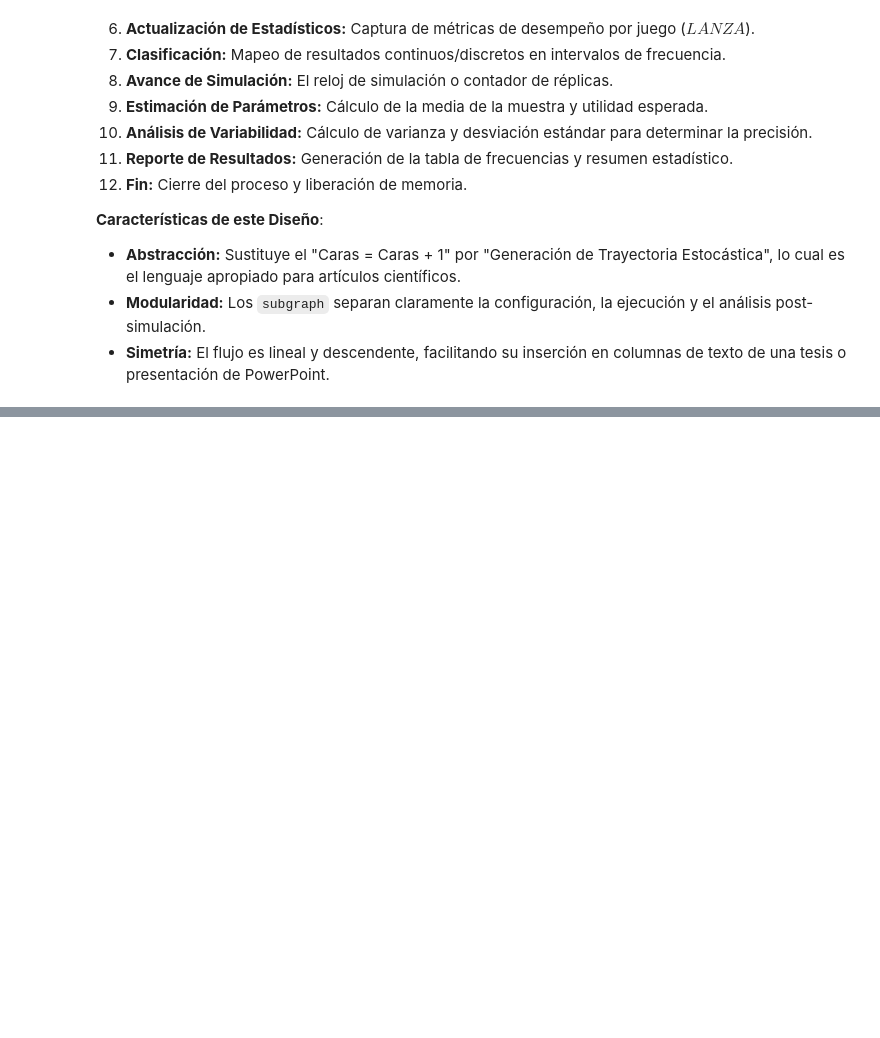
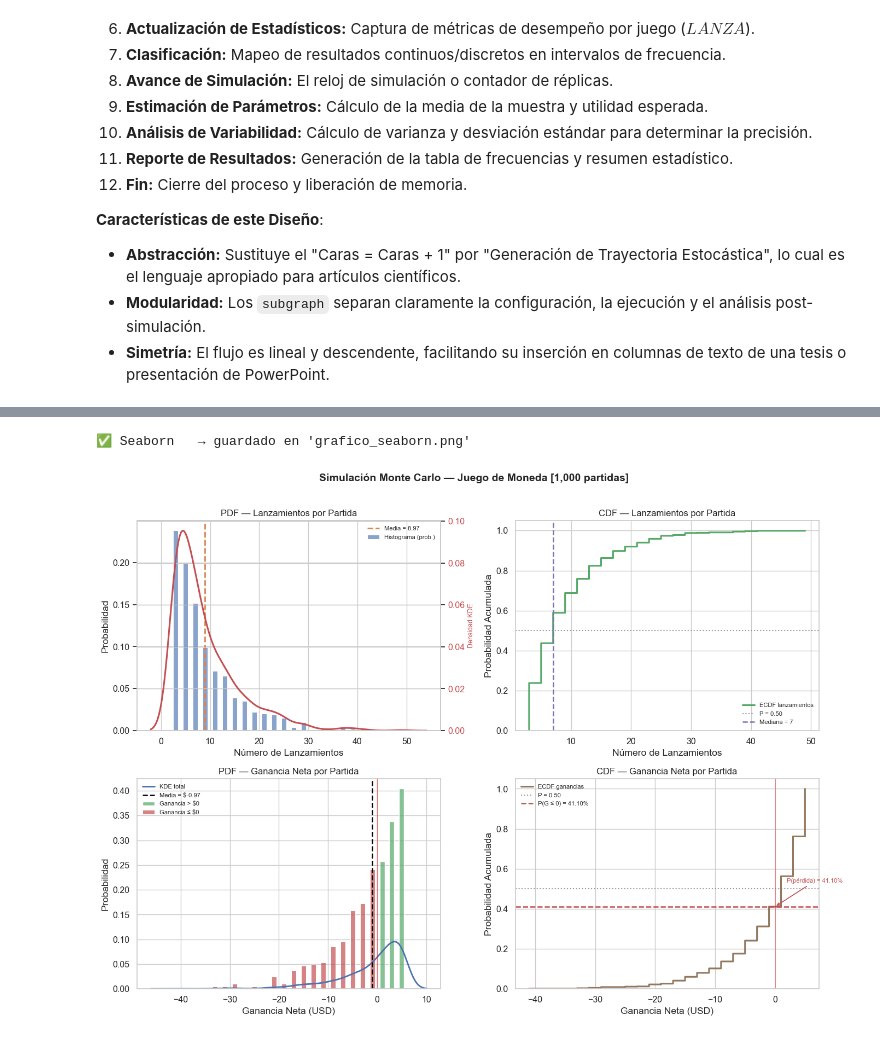
Before and after one commit to thepadr30/SimulAva3010192, a Jupyter notebook: notebooks/KevinHidalgo_Tarea3_SimulacionA_2026.ipynb, the cells around one changed output, grey strips where cells are left out. Cells and saved outputs as stored; diff of their text form; code cells hidden in the pictures; blank space fills up the shorter version.

```diff
--- a/notebooks/KevinHidalgo_Tarea3_SimulacionA_2026.ipynb
+++ b/notebooks/KevinHidalgo_Tarea3_SimulacionA_2026.ipynb
@@ -354,0 +232,10 @@ child: Para subgraphs (gris punteado)
+# %%
+# 1. Definición de parámetros básicos
+nro_juegos = 1000
+prob_cara = 0.5
+premio = 8.0
+costo_lanzamiento = 1.0
+
+# Inicialización de contadores para estadísticas
+utilidades = []
+total_lanzamientos = []
@@ -354,0 +505,14 @@ child: Para subgraphs (gris punteado)
+# %%
+# Semilla aleatoria para reproducibilidad total
+SEMILLA = 727
+np.random.seed(SEMILLA)
+rng = np.random.default_rng(seed=SEMILLA)
+
+# Parámetros globales del juego
+NRO_JUEGOS: int = 1000
+PROB_CARA: float = 0.5
+PREMIO: float = 8.0
+COSTO_LANZAMIENTO: float = 1.0
+
+# Condición de parada: diferencia absoluta entre caras y sellos
+DIFERENCIA_LIMITE: int = 3
@@ -354,0 +697,11 @@ child: Para subgraphs (gris punteado)
+# %%
+print("\n🎲 Iniciando Simulación Monte Carlo — Juego de Moneda...")
+print(f"   Parámetros: {NRO_JUEGOS:,} juegos | p(cara)={PROB_CARA} | "
+      f"premio=${PREMIO:.2f} | costo=${COSTO_LANZAMIENTO:.2f}/lanzamiento")
+
+lanzamientos, ganancias = ejecutar_simulacion(
+    nro_juegos=NRO_JUEGOS,
+    prob_cara=PROB_CARA,
+    premio=PREMIO,
+    costo_lanzamiento=COSTO_LANZAMIENTO,
+)
@@ -354,0 +732,5 @@ child: Para subgraphs (gris punteado)
+# %%
+graficar_seaborn(lanzamientos, ganancias, NRO_JUEGOS)
+# %% [output]
+✅ Seaborn   → guardado en 'grafico_seaborn.png'
+[figure, added]
```
Also changed, not shown: parts of 49 cells of this notebook, 7 other files.
